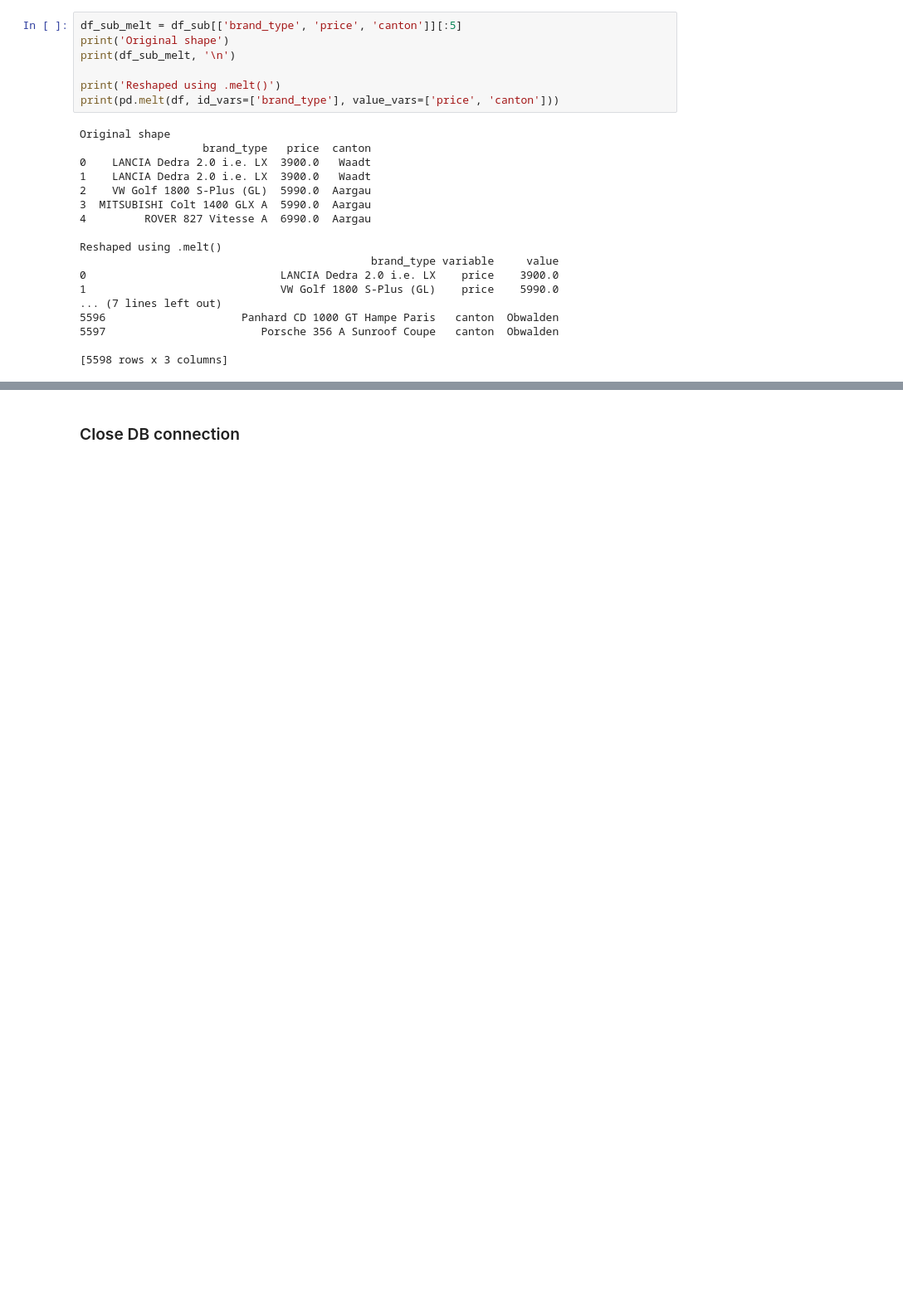
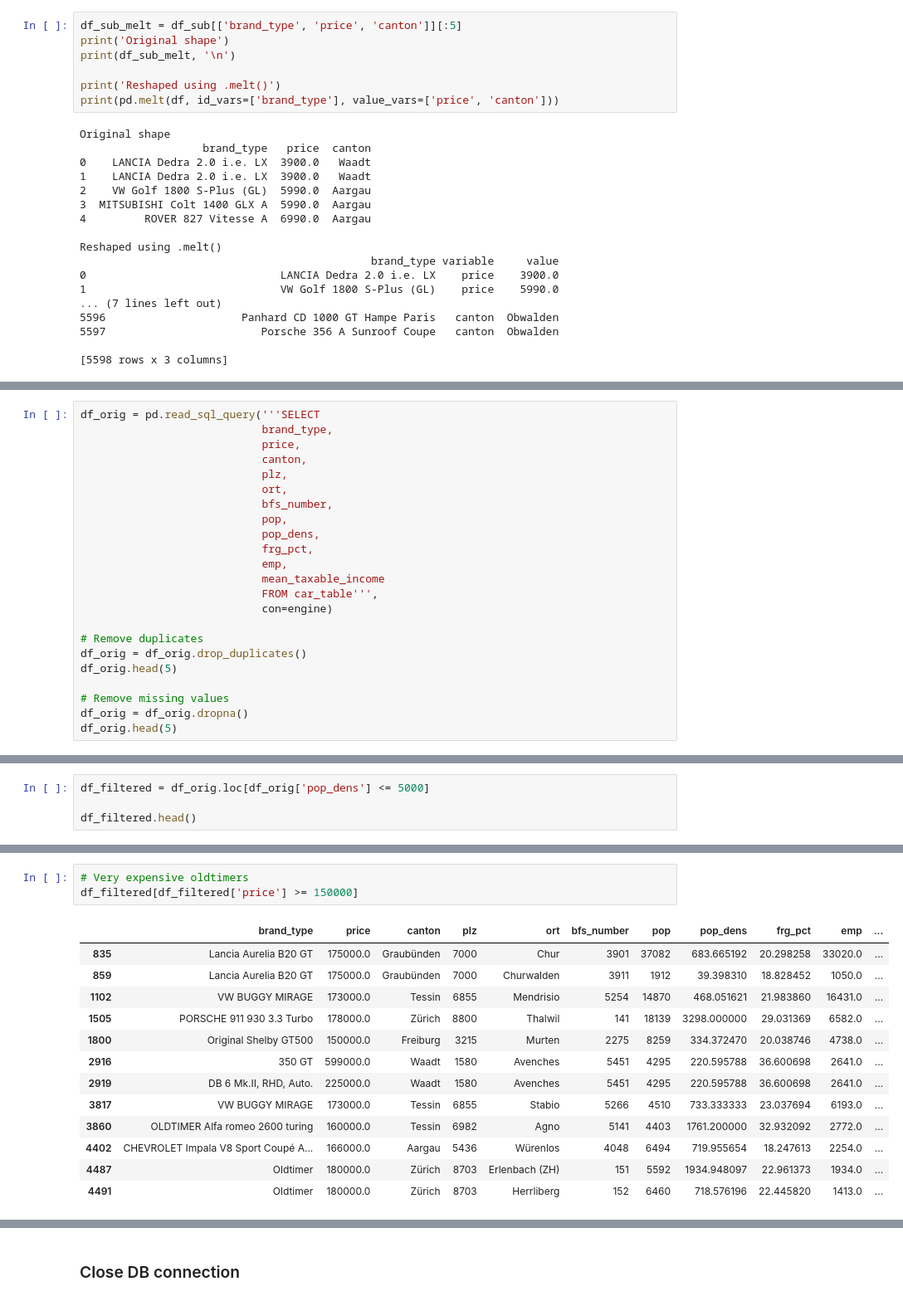
Before and after one commit to Sapdmsql/data_analytics_python_postgres, a Jupyter notebook: jupyter_postgres_db.ipynb, the cells around one changed output, grey strips where cells are left out. Shown at 83% size. Saved outputs shown, nothing was run; the diff lists cells and outputs as text; blank space fills up the shorter version.

```diff
--- a/jupyter_postgres_db.ipynb
+++ b/jupyter_postgres_db.ipynb
@@ -391,0 +409,23 @@ Reshaped using .melt()
+# %%
+df_orig = pd.read_sql_query('''SELECT
+                            brand_type,
+                            price,
+                            canton,
+                            plz,
+                            ort,
+                            bfs_number,
+                            pop,
+                            pop_dens,
+                            frg_pct,
+                            emp,
+                            mean_taxable_income
+                            FROM car_table''',
+                            con=engine)
+
+# Remove duplicates
+df_orig = df_orig.drop_duplicates()
+df_orig.head(5)
+
+# Remove missing values
+df_orig = df_orig.dropna()
+df_orig.head(5)
@@ -391,0 +455,4 @@ Reshaped using .melt()
+# %%
+df_filtered = df_orig.loc[df_orig['pop_dens'] <= 5000]
+
+df_filtered.head()
@@ -391,0 +564,17 @@ Reshaped using .melt()
+# %%
+# Very expensive oldtimers
+df_filtered[df_filtered['price'] >= 150000]
+# %% [output]
+|  | brand_type | price | canton | plz | ort | bfs_number | pop | pop_dens | frg_pct | emp | ... |
+| 835 | Lancia Aurelia B20 GT | 175000.0 | Graubünden | 7000 | Chur | 3901 | 37082 | 683.665192 | 20.298258 | 33020.0 | ... |
+| 859 | Lancia Aurelia B20 GT | 175000.0 | Graubünden | 7000 | Churwalden | 3911 | 1912 | 39.398310 | 18.828452 | 1050.0 | ... |
+| 1102 | VW BUGGY MIRAGE | 173000.0 | Tessin | 6855 | Mendrisio | 5254 | 14870 | 468.051621 | 21.983860 | 16431.0 | ... |
+| 1505 | PORSCHE 911 930 3.3 Turbo | 178000.0 | Zürich | 8800 | Thalwil | 141 | 18139 | 3298.000000 | 29.031369 | 6582.0 | ... |
+| 1800 | Original Shelby GT500 | 150000.0 | Freiburg | 3215 | Murten | 2275 | 8259 | 334.372470 | 20.038746 | 4738.0 | ... |
+| 2916 | 350 GT | 599000.0 | Waadt | 1580 | Avenches | 5451 | 4295 | 220.595788 | 36.600698 | 2641.0 | ... |
+| 2919 | DB 6 Mk.II, RHD, Auto. | 225000.0 | Waadt | 1580 | Avenches | 5451 | 4295 | 220.595788 | 36.600698 | 2641.0 | ... |
+| 3817 | VW BUGGY MIRAGE | 173000.0 | Tessin | 6855 | Stabio | 5266 | 4510 | 733.333333 | 23.037694 | 6193.0 | ... |
+| 3860 | OLDTIMER Alfa romeo 2600 turing | 160000.0 | Tessin | 6982 | Agno | 5141 | 4403 | 1761.200000 | 32.932092 | 2772.0 | ... |
+| 4402 | CHEVROLET Impala V8 Sport Coupé A... | 166000.0 | Aargau | 5436 | Würenlos | 4048 | 6494 | 719.955654 | 18.247613 | 2254.0 | ... |
+| 4487 | Oldtimer | 180000.0 | Zürich | 8703 | Erlenbach (ZH) | 151 | 5592 | 1934.948097 | 22.961373 | 1934.0 | ... |
+| 4491 | Oldtimer | 180000.0 | Zürich | 8703 | Herrliberg | 152 | 6460 | 718.576196 | 22.445820 | 1413.0 | ... |
```
Also changed, not shown: parts of 34 cells of this notebook.
